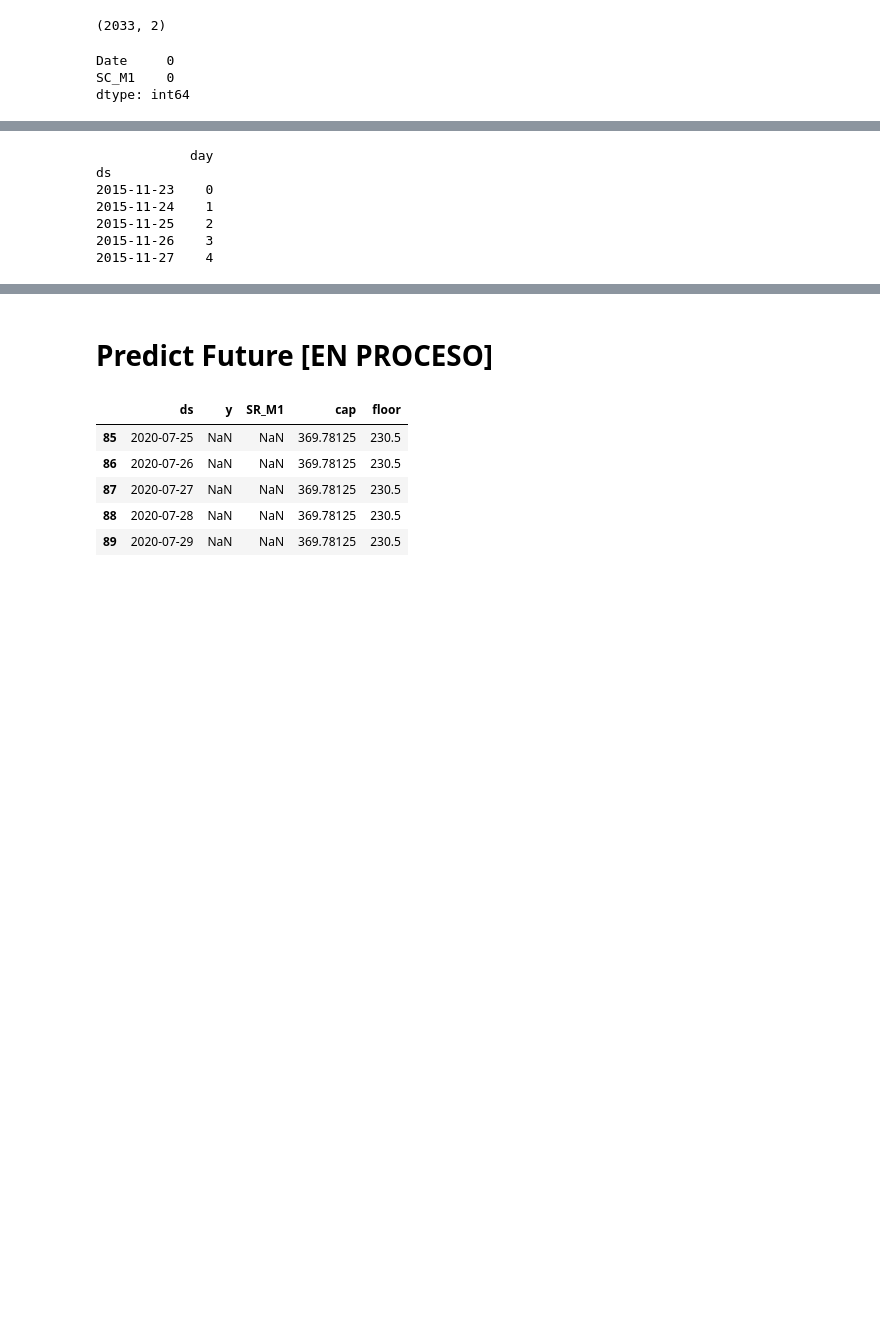
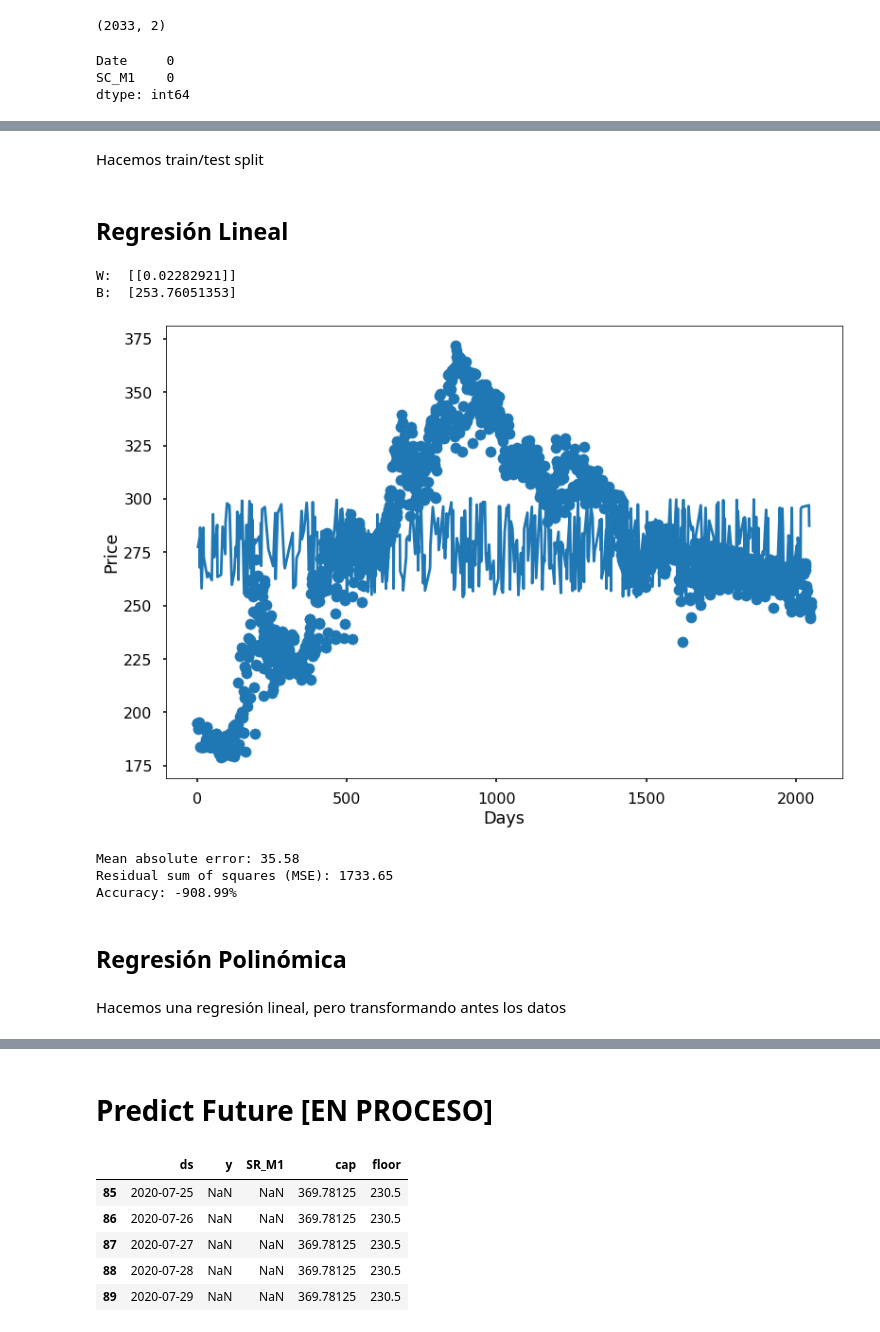
Before and after one commit to MateoPeri/steel-scrap-predictor, a Jupyter notebook: Steel Scrap Predictor.ipynb, the cells around one changed output, grey strips where cells are left out. Cells and saved outputs as stored; diff of their text form; code cells hidden in the pictures; blank space fills up the shorter version.

```diff
--- a/Steel Scrap Predictor.ipynb
+++ b/Steel Scrap Predictor.ipynb
@@ -86,23 +87,3 @@ price_df.head()
 | 2015-11-25 | 195.0 | 193.0 | 193.0 | 193.0 | 193.0 | 193.0 | 193.0 | 193.0 | 193.0 | 193.0 | 193.0 | ... |
 | 2015-11-26 | 192.0 | 193.0 | 193.0 | 193.0 | 193.0 | 193.0 | 193.0 | 193.0 | 193.0 | 193.0 | 193.0 | ... |
 | 2015-11-27 | 192.0 | 193.0 | 193.0 | 193.0 | 193.0 | 193.0 | 193.0 | 193.0 | 193.0 | 193.0 | 193.0 | ... |
-# %%
-p = PATH+'raw/CSF*.xlsx'
-
-excels = glob.glob(p)
-
-for xcel in excels:
-  d = pd.read_excel(xcel, parse_dates=True, decimal=',', thousands='.')
-  name = os.path.basename(xcel)[-8:-5].strip()
-  d[['HU']] = d[['HU']].apply(st_to_mt, axis=1)
-  # Cambiamos el nombre a la columna
-  d.drop(ignore, axis=1, inplace=True)
-  rest = [c for c in d.columns if c != 'Date']
-  d.rename(dict(zip(rest, [name+'_'+c for c in rest])), axis=1, inplace=True)
-
-  frames[name] = d
-
-dfs = [d.drop_duplicates().set_index(['Date']) for d in frames.values()]
-all_df = pd.concat(dfs, axis=1)
-
-all_df.head()
@@ -121,9 +94,3 @@ all_df = price_df
 all_df.isnull().sum().sum()
 # %% [output]
 0
-# %%
-# por ahora eliminamos los nulos
-all_df = all_df.dropna()
-print(all_df.shape)
-# Cuando empezamos a tener todos los valores
-all_df.index[0]
@@ -246,15 +205,41 @@ def get_features(dff):
   y = dff[['y']]
 
   return X, y
+# %% [markdown]
+Hacemos train/test split
 # %%
 X, y = get_features(simp_df)
 X_train, X_test, y_train, y_test = train_test_split(X, y)
-# %% [output]
-            day
-ds
-2015-11-23    0
-2015-11-24    1
-2015-11-25    2
-2015-11-26    3
-2015-11-27    4
+# %% [markdown]
+## Regresión Lineal
+# %%
+linear_model = LinearRegression()
+linear_model.fit(X_train, y_train)
+l_preds = linear_model.predict(X_test)
+# %%
+print ('W: ', linear_model.coef_)
+print ('B: ', linear_model.intercept_)
+# %% [output]
+W:  [[0.02282921]]
+B:  [253.76051353]
+# %%
+scatter(X_train, y_train)
+plot(np.sort(X_test, axis=0), l_preds)
+xlabel("Days")
+ylabel("Price")
+plt.show()
+# %% [output]
+[figure, added]
+# %%
+print("Mean absolute error: %.2f" % np.mean(np.absolute(l_preds - y_test)))
+print("Residual sum of squares (MSE): %.2f" % np.mean((l_preds - y_test) ** 2))
+print('Accuracy: {:.2f}%'.format(r2_score(l_preds, y_test)*100))
+# %% [output]
+Mean absolute error: 35.58
+Residual sum of squares (MSE): 1733.65
+Accuracy: -908.99%
+# %% [markdown]
+## Regresión Polinómica
+# %% [markdown]
+Hacemos una regresión lineal, pero transformando antes los datos
 # %%
```
Also changed, not shown: parts of 16 cells of this notebook.
